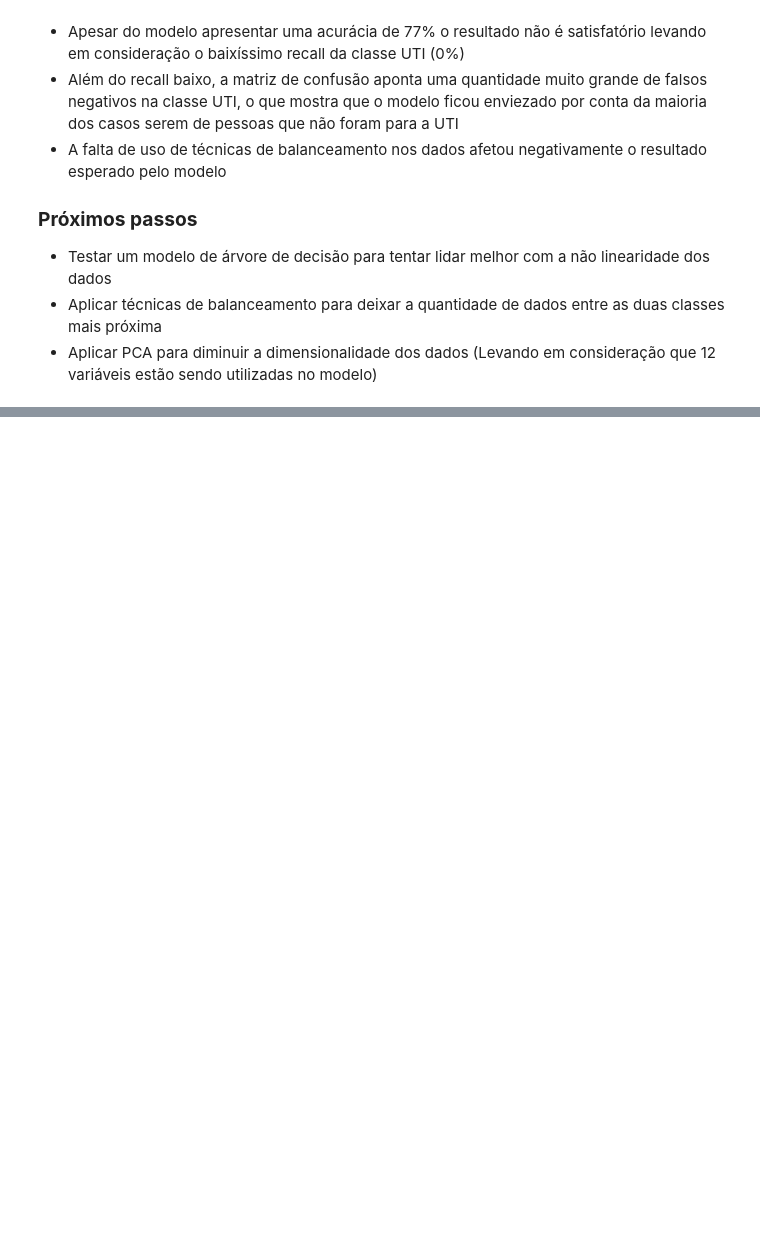
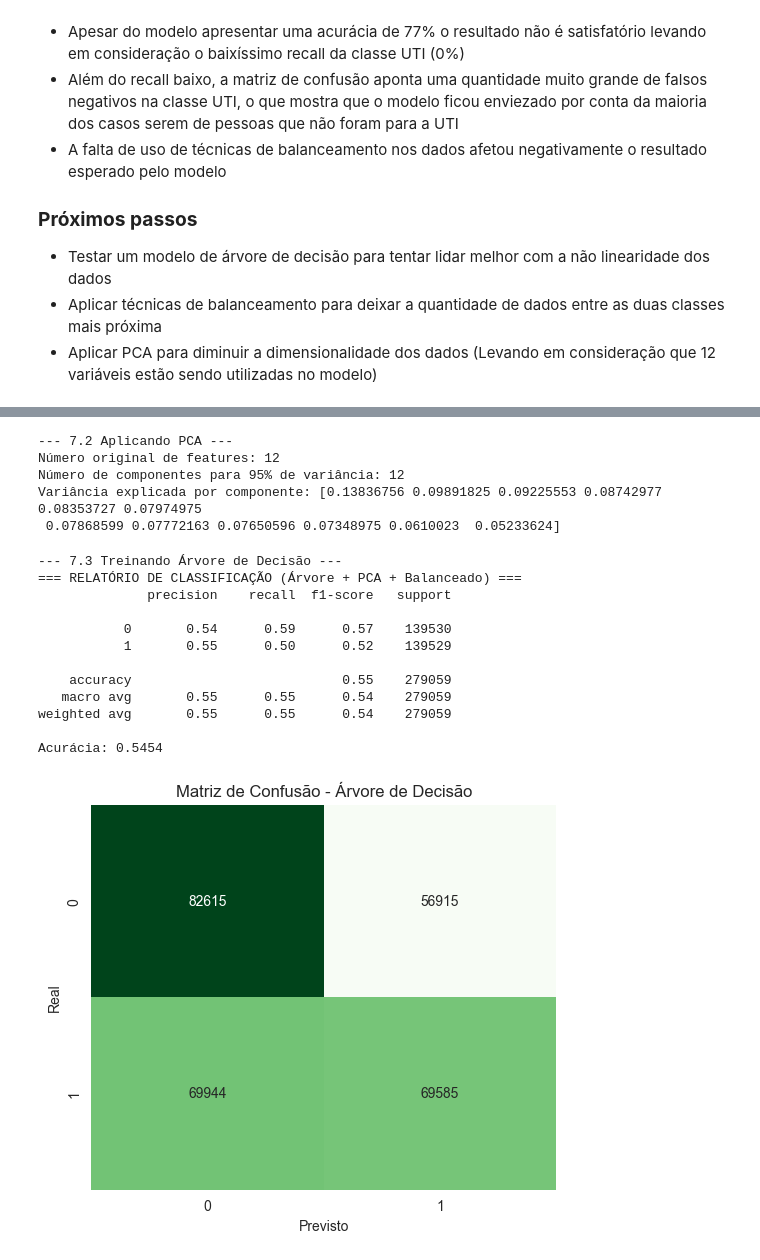
Before and after one commit to Andr3yGabriel/srag-analisis, a Jupyter notebook: main.ipynb, the cells around one changed output, grey strips where cells are left out. Drawn from its saved outputs; the diff is of its cells as text; code cells hidden in the pictures; blank space fills up the shorter version.

Commit message:
Utilização de novos modelos e balanceamento da base

```diff
--- a/main.ipynb
+++ b/main.ipynb
@@ -630,0 +661,79 @@ Acurácia: 0.7775
+# %%
+# --- 7.2 REDUÇÃO DE DIMENSIONALIDADE (PCA) ---
+from sklearn.decomposition import PCA
+
+print("\n--- 7.2 Aplicando PCA ---")
+
+# Preparar X e y do dataset balanceado
+# features já foi definido anteriormente como ['NU_IDADE_N'] + cols_comorbidades
+X_balanced = df_balanced[features].copy()
+y_balanced = df_balanced['ALVO_GRAVIDADE']
+
+# Padronizar novamente (CRUCIAL para PCA)
+scaler_pca = StandardScaler()
+X_balanced_scaled = scaler_pca.fit_transform(X_balanced)
+
+# Aplicar PCA
+# Vamos manter 95% da variância explicada para ver quantas componentes são necessárias
+pca = PCA(n_components=0.95, random_state=42)
+X_pca = pca.fit_transform(X_balanced_scaled)
+
+print(f"Número original de features: {X_balanced.shape[1]}")
+print(f"Número de componentes para 95% de variância: {X_pca.shape[1]}")
+print(f"Variância explicada por componente: {pca.explained_variance_ratio_}")
+
+# Criar DataFrame com as componentes principais (opcional, para visualização)
+cols_pca = [f'PC{i+1}' for i in range(X_pca.shape[1])]
+df_pca = pd.DataFrame(X_pca, columns=cols_pca)
+# %% [output]
+--- 7.2 Aplicando PCA ---
+Número original de features: 12
+Número de componentes para 95% de variância: 12
+Variância explicada por componente: [0.13836756 0.09891825 0.09225553 0.08742977 0.08353727 0.07974975
+ 0.07868599 0.07772163 0.07650596 0.07348975 0.0610023  0.05233624]
+# %%
+# --- 7.3 TREINAMENTO: ÁRVORE DE DECISÃO COM PCA ---
+from sklearn.tree import DecisionTreeClassifier
+
+print("\n--- 7.3 Treinando Árvore de Decisão ---")
+
+# Divisão Treino/Teste nos dados balanceados e reduzidos
+X_train_pca, X_test_pca, y_train_pca, y_test_pca = train_test_split(
+    df_pca, y_balanced, test_size=0.3, random_state=42, stratify=y_balanced
+)
+
+# Modelo de Árvore
+# max_depth=10 é um chute inicial para evitar overfitting, pode ser ajustado
+dt_model = DecisionTreeClassifier(random_state=42, max_depth=10, class_weight='balanced')
+dt_model.fit(X_train_pca, y_train_pca)
+
+# Predições
+y_pred_dt = dt_model.predict(X_test_pca)
+
+# Métricas
+print("=== RELATÓRIO DE CLASSIFICAÇÃO (Árvore + PCA + Balanceado) ===")
+print(classification_report(y_test_pca, y_pred_dt))
+print(f"Acurácia: {accuracy_score(y_test_pca, y_pred_dt):.4f}")
+
+# Matriz de Confusão
+conf_mat_dt = confusion_matrix(y_test_pca, y_pred_dt)
+plt.figure(figsize=(6, 5))
+sns.heatmap(conf_mat_dt, annot=True, fmt='d', cmap='Greens', cbar=False)
+plt.xlabel('Previsto')
+plt.ylabel('Real')
+plt.title('Matriz de Confusão - Árvore de Decisão')
+plt.show()
+# %% [output]
+--- 7.3 Treinando Árvore de Decisão ---
+=== RELATÓRIO DE CLASSIFICAÇÃO (Árvore + PCA + Balanceado) ===
+              precision    recall  f1-score   support
+
+           0       0.54      0.59      0.57    139530
+           1       0.55      0.50      0.52    139529
+
+    accuracy                           0.55    279059
+   macro avg       0.55      0.55      0.54    279059
+weighted avg       0.55      0.55      0.54    279059
+
+Acurácia: 0.5454
+[figure, added]
```
Also changed, not shown: parts of 9 cells of this notebook.
